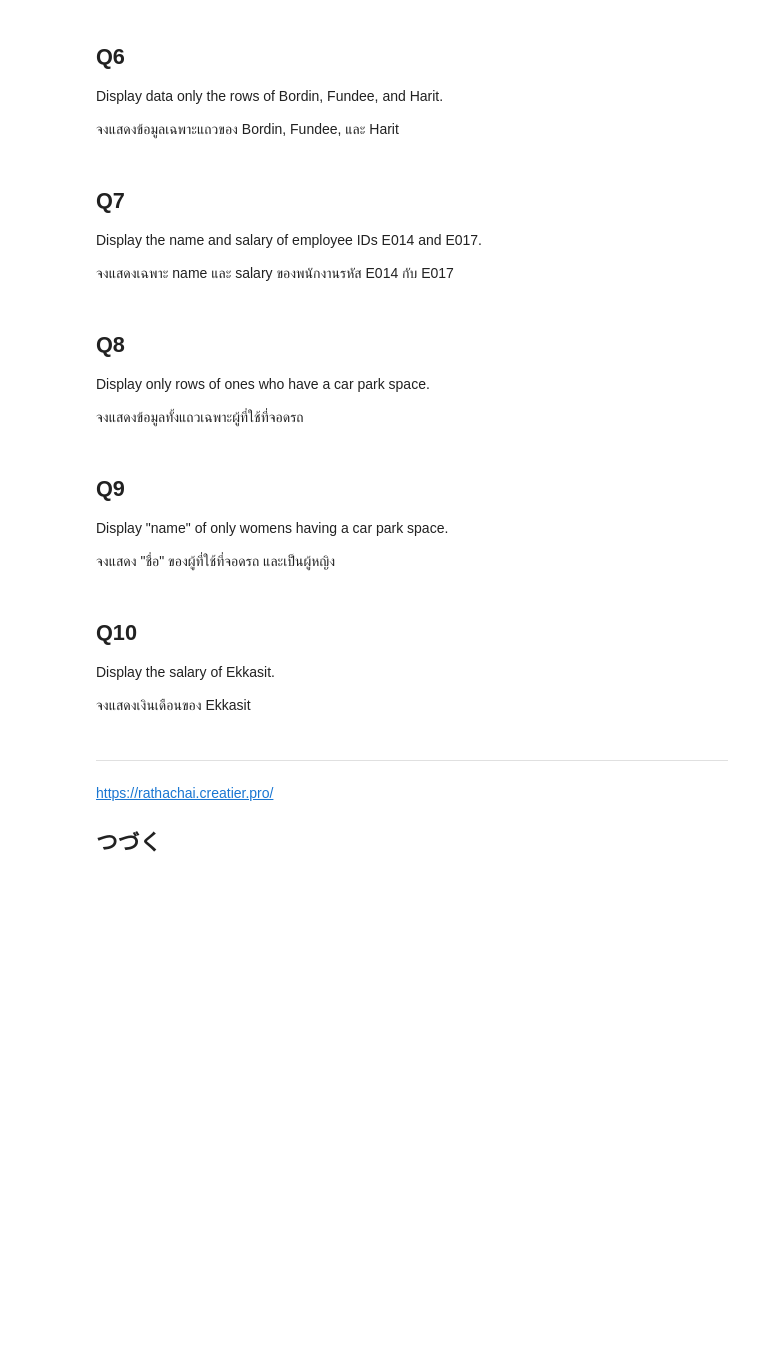
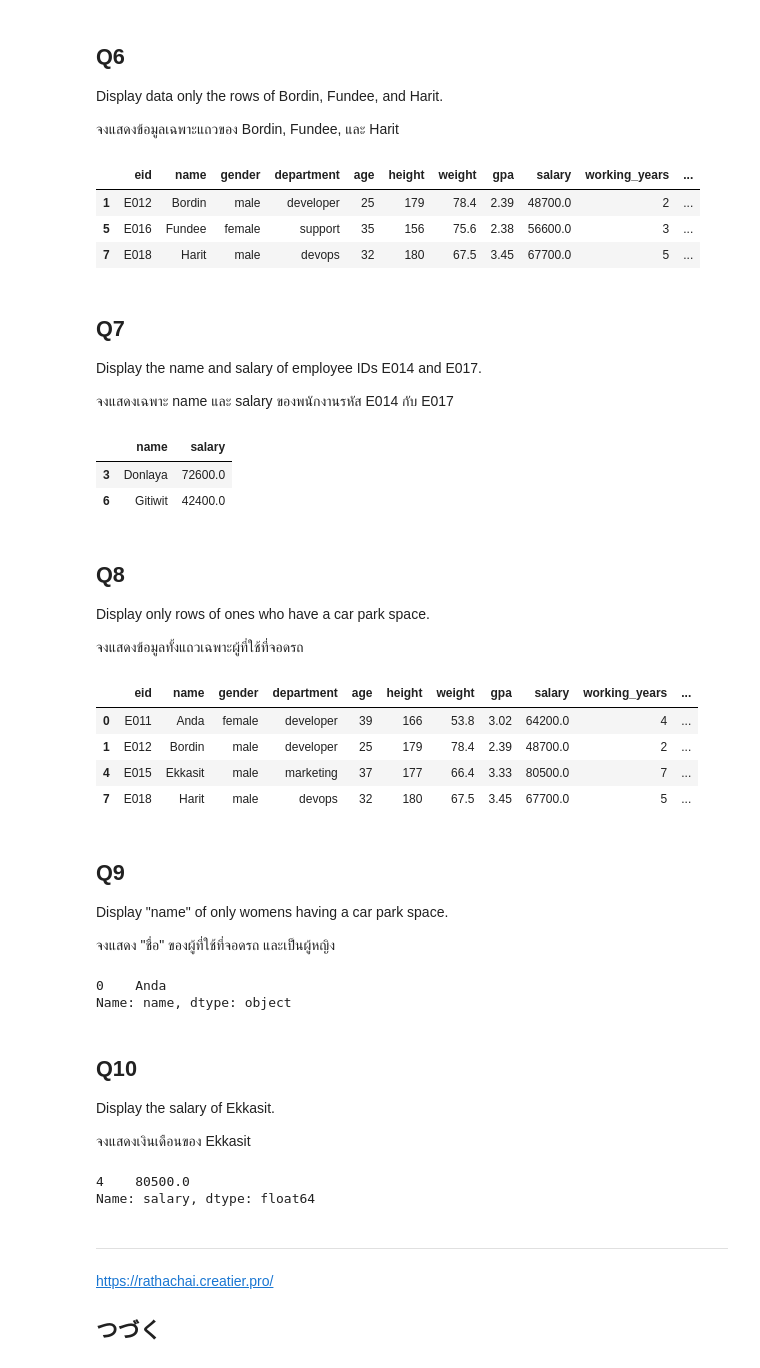
Before and after one commit to superohm99/Intro-Data-Analytic-1-2567, a Jupyter notebook: Employee_DB1.ipynb, the cells around one changed output. Drawn from its saved outputs; the diff is of its cells as text; code cells hidden in the pictures; blank space fills up the shorter version.

```diff
--- a/Employee_DB1.ipynb
+++ b/Employee_DB1.ipynb
@@ -35,6 +39,8 @@ https://docs.google.com/spreadsheets/d/e/2PACX-1vRIFbIywXecgxN5c1sMn_KYWsARoXgp4
 into a dataframe named **df**
 
 จงอ่านข้อมูลจาก sheet จาก link ที่กำหนดเป็น Pandas Dataframe ชื่อ **df**
+# %%
+df = pd.read_csv("https://docs.google.com/spreadsheets/d/e/2PACX-1vRIFbIywXecgxN5c1sMn_KYWsARoXgp4paFxu4qndPaX_47vRaOdrqmiHjtNZ9ZYQcv3ubMSv8DA9ta/pub?gid=0&single=true&output=csv")
 # %% [markdown]
 ## Q2
 
@@ -76,30 +110,61 @@ Display data only columns: name, gender, and birth_place.
 Display data only the rows of Bordin, Fundee, and Harit.
 
 จงแสดงข้อมูลเฉพาะแถวของ Bordin, Fundee, และ Harit
+# %%
+df[df['name'].isin(['Bordin', 'Fundee', 'Harit'])]
+# %% [output]
+|  | eid | name | gender | department | age | height | weight | gpa | salary | working_years | ... |
+| 1 | E012 | Bordin | male | developer | 25 | 179 | 78.4 | 2.39 | 48700.0 | 2 | ... |
+| 5 | E016 | Fundee | female | support | 35 | 156 | 75.6 | 2.38 | 56600.0 | 3 | ... |
+| 7 | E018 | Harit | male | devops | 32 | 180 | 67.5 | 3.45 | 67700.0 | 5 | ... |
 # %% [markdown]
 ## Q7
 
 Display the name and salary of employee IDs E014 and E017.
 
 จงแสดงเฉพาะ name และ salary ของพนักงานรหัส  E014 กับ E017
+# %%
+df[df['eid'].isin(['E014','E017'])][['name','salary']]
+# %% [output]
+|  | name | salary |
+| 3 | Donlaya | 72600.0 |
+| 6 | Gitiwit | 42400.0 |
 # %% [markdown]
 ## Q8
 
 Display only rows of ones who have a car park space.
 
 จงแสดงข้อมูลทั้งแถวเฉพาะผู้ที่ใช้ที่จอดรถ
+# %%
+df[df['car_park'] == True]
+# %% [output]
+|  | eid | name | gender | department | age | height | weight | gpa | salary | working_years | ... |
+| 0 | E011 | Anda | female | developer | 39 | 166 | 53.8 | 3.02 | 64200.0 | 4 | ... |
+| 1 | E012 | Bordin | male | developer | 25 | 179 | 78.4 | 2.39 | 48700.0 | 2 | ... |
+| 4 | E015 | Ekkasit | male | marketing | 37 | 177 | 66.4 | 3.33 | 80500.0 | 7 | ... |
+| 7 | E018 | Harit | male | devops | 32 | 180 | 67.5 | 3.45 | 67700.0 | 5 | ... |
 # %% [markdown]
 ## Q9
 
 Display "name" of only womens having a car park space.
 
 จงแสดง "ชื่อ" ของผู้ที่ใช้ที่จอดรถ และเป็นผู้หญิง
+# %%
+df[(df['car_park'] == True) & (df['gender'] == 'female')]['name']
+# %% [output]
+0    Anda
+Name: name, dtype: object
 # %% [markdown]
 ## Q10
 
 Display the salary of Ekkasit.
 
 จงแสดงเงินเดือนของ Ekkasit
+# %%
+df[df['name'] == 'Ekkasit']['salary']
+# %% [output]
+4    80500.0
+Name: salary, dtype: float64
 # %% [markdown]
 
 
```
Also changed, not shown: parts of 7 cells of this notebook.
